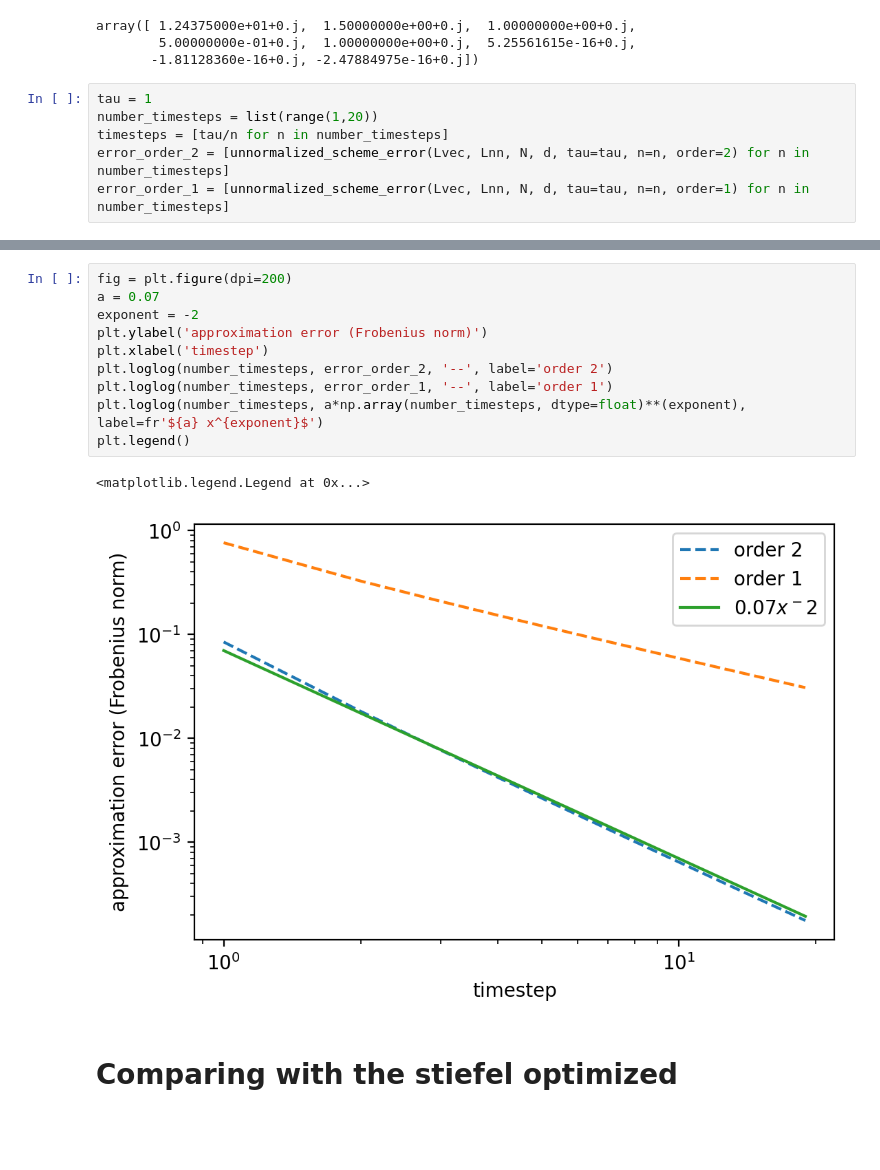
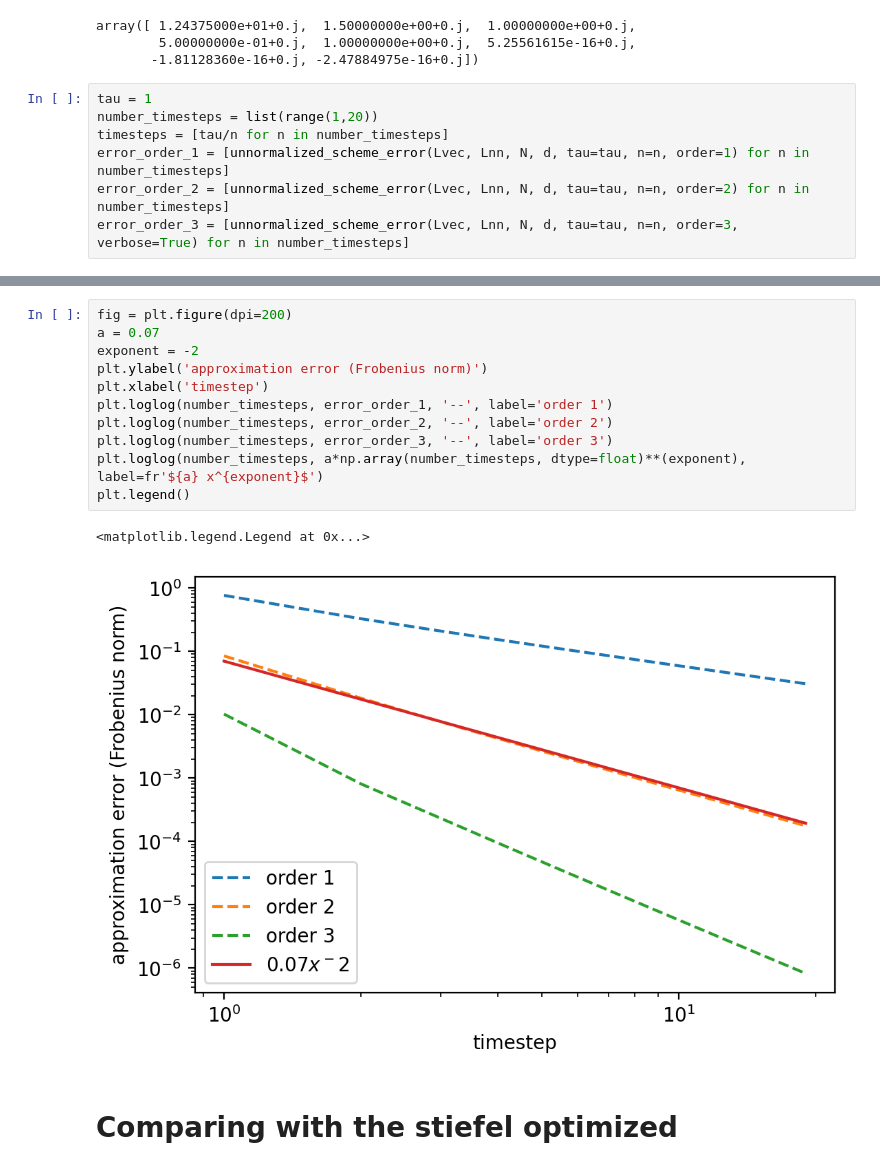
Before and after one commit to EmilianoG-byte/opentn, a Jupyter notebook: experiments/structure_preserving.ipynb, the cells around one changed output, grey strips where cells are left out. Cells and saved outputs as stored; diff of their text form; blank space fills up the shorter version.

```diff
--- a/experiments/structure_preserving.ipynb
+++ b/experiments/structure_preserving.ipynb
@@ -76,5 +108,6 @@ array([ 1.24375000e+01+0.j,  1.50000000e+00+0.j,  1.00000000e+00+0.j,
 tau = 1
 number_timesteps = list(range(1,20))
 timesteps = [tau/n for n in number_timesteps]
+error_order_1 = [unnormalized_scheme_error(Lvec, Lnn, N, d, tau=tau, n=n, order=1) for n in number_timesteps]
 error_order_2 = [unnormalized_scheme_error(Lvec, Lnn, N, d, tau=tau, n=n, order=2) for n in number_timesteps]
-error_order_1 = [unnormalized_scheme_error(Lvec, Lnn, N, d, tau=tau, n=n, order=1) for n in number_timesteps]
+error_order_3 = [unnormalized_scheme_error(Lvec, Lnn, N, d, tau=tau, n=n, order=3, verbose=True) for n in number_timesteps]
@@ -102,16 +170,17 @@ plt.legend()
 # %%
 fig = plt.figure(dpi=200)
 a = 0.07
 exponent = -2
 plt.ylabel('approximation error (Frobenius norm)')
 plt.xlabel('timestep')
+plt.loglog(number_timesteps, error_order_1, '--', label='order 1')
 plt.loglog(number_timesteps, error_order_2, '--', label='order 2')
-plt.loglog(number_timesteps, error_order_1, '--', label='order 1')
+plt.loglog(number_timesteps, error_order_3, '--', label='order 3')
 plt.loglog(number_timesteps, a*np.array(number_timesteps, dtype=float)**(exponent), label=fr'${a} x^{exponent}$')
 plt.legend()
 # %% [output]
 <matplotlib.legend.Legend at 0x...>
-[figure, old version]
+[figure, new version]
 # %% [markdown]
 # Comparing with the stiefel optimized
 # %%
```
Also changed, not shown: parts of 22 cells of this notebook, 2 other files.
